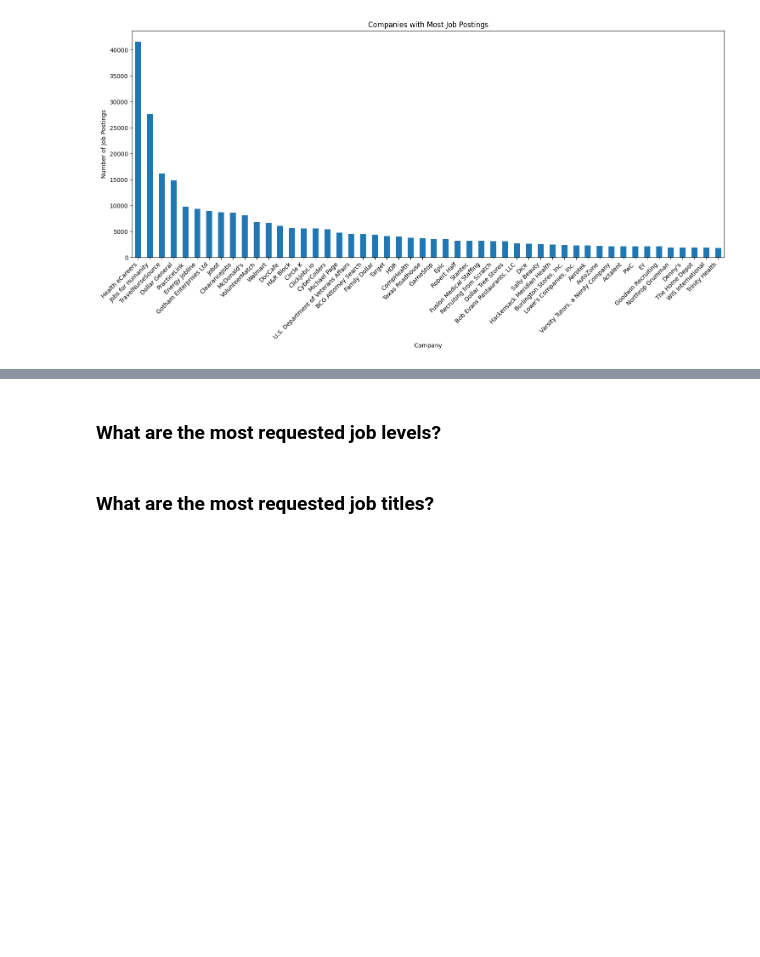
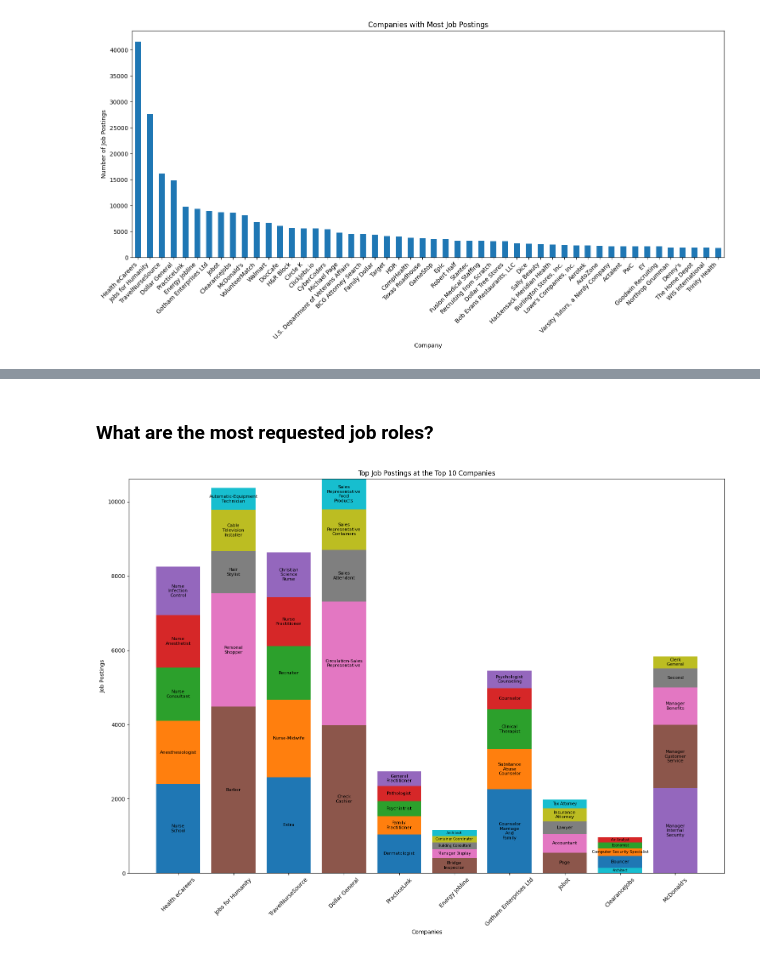
Before and after one commit to cliffpyles/linkedin-job-insights, a Jupyter notebook: LinkedIn.ipynb, the cells around one changed output, grey strips where cells are left out. Drawn from its saved outputs; the diff is of its cells as text; code cells hidden in the pictures; blank space fills up the shorter version.

Commit message:
Add cells for most requested job roles

```diff
--- a/LinkedIn.ipynb
+++ b/LinkedIn.ipynb
@@ -10,7 +11,7 @@ import seaborn as sns
 # %% [markdown]
 ## Utilities
 # %%
-def load_parquet(file_path):
+def load_parquet(file_path, columns=None):
     """
     This function loads a parquet file directly if it exists. If a CSV file is provided,
     it checks for an existing corresponding parquet file. If the parquet file does not exist,
@@ -30,8 +31,8 @@ def load_parquet(file_path):
         if not parquet_path.exists():
             df = pd.read_csv(path)
             df.to_parquet(parquet_path, compression="gzip")
-        else:
-            print(f"Parquet file already exists for {file_path}, loading it directly.")
+        # else:
+        #     print(f"Parquet file already exists for {file_path}, loading it directly.")
     elif path.suffix == ".gzip" and path.suffixes[-2] == ".parquet":
         parquet_path = path
     else:
@@ -39,7 +40,7 @@ def load_parquet(file_path):
             "Unsupported file format. Please provide a .csv or .parquet.gzip file."
         )
 
-    return pd.read_parquet(parquet_path)
+    return pd.read_parquet(parquet_path, columns=columns)
 # %% [markdown]
 ## Data
 # %%
@@ -110,4 +117,63 @@ plt.show()
 # %% [markdown]
-### What are the most requested job levels?
+### What are the most requested job roles?
-# %% [markdown]
-### What are the most requested job titles?
+# %%
+top_10_companies = jobs_df["company"].value_counts().nlargest(10).index
+visualization_df = pd.DataFrame(index=top_10_companies)
+for company in top_10_companies:
+    company_df = jobs_df[jobs_df["company"] == company]
+    top_jobs = company_df["search_position"].value_counts().nlargest(5)
+
+    for job_title, count in top_jobs.items():
+        if job_title not in visualization_df.columns:
+            visualization_df[job_title] = 0
+
+        visualization_df.at[company, job_title] = count
+
+visualization_df = visualization_df.fillna(0)
+
+fig, ax = plt.subplots(figsize=(16, 12))
+
+bottom = np.zeros(len(visualization_df))
+
+
+def adjust_font_size(value, base_size=8):
+    if value > 250:
+        return base_size
+    elif value > 200:
+        return max(base_size - 1, 6)
+    else:
+        return max(base_size - 2, 4)
+
+
+for col in visualization_df.columns:
+    ax.bar(visualization_df.index, visualization_df[col], bottom=bottom, label=col)
+    for i, value in enumerate(visualization_df[col]):
+        if value > 0:
+            if value > 250:
+                label = "\n".join(col.split())
+            else:
+                label = col
+            font_size = adjust_font_size(value)
+            x_pos = i
+            y_pos = bottom[i] + value / 2
+            plt.text(
+                x_pos,
+                y_pos,
+                label,
+                ha="center",
+                va="center",
+                fontsize=font_size,
+                rotation=0,
+            )
+
+    bottom += visualization_df[col].values
+
+plt.title("Top Job Postings at the Top 10 Companies")
+plt.xlabel("Companies")
+plt.ylabel("Job Postings")
+plt.xticks(rotation=45)
+plt.tight_layout()
+
+plt.show()
+# %% [output]
+[figure, added]
```
Also changed, not shown: parts of 7 cells of this notebook, 2 other files.
